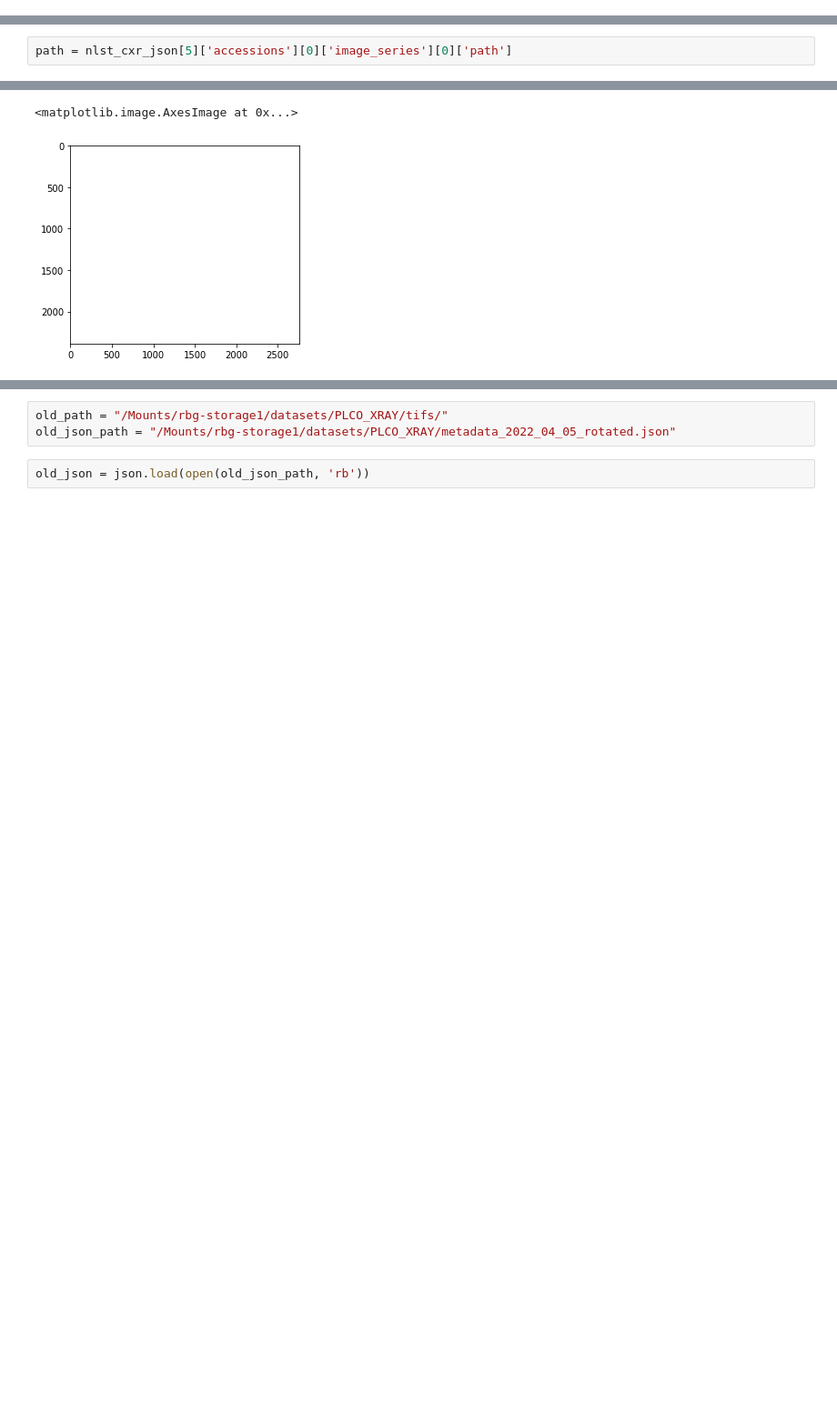
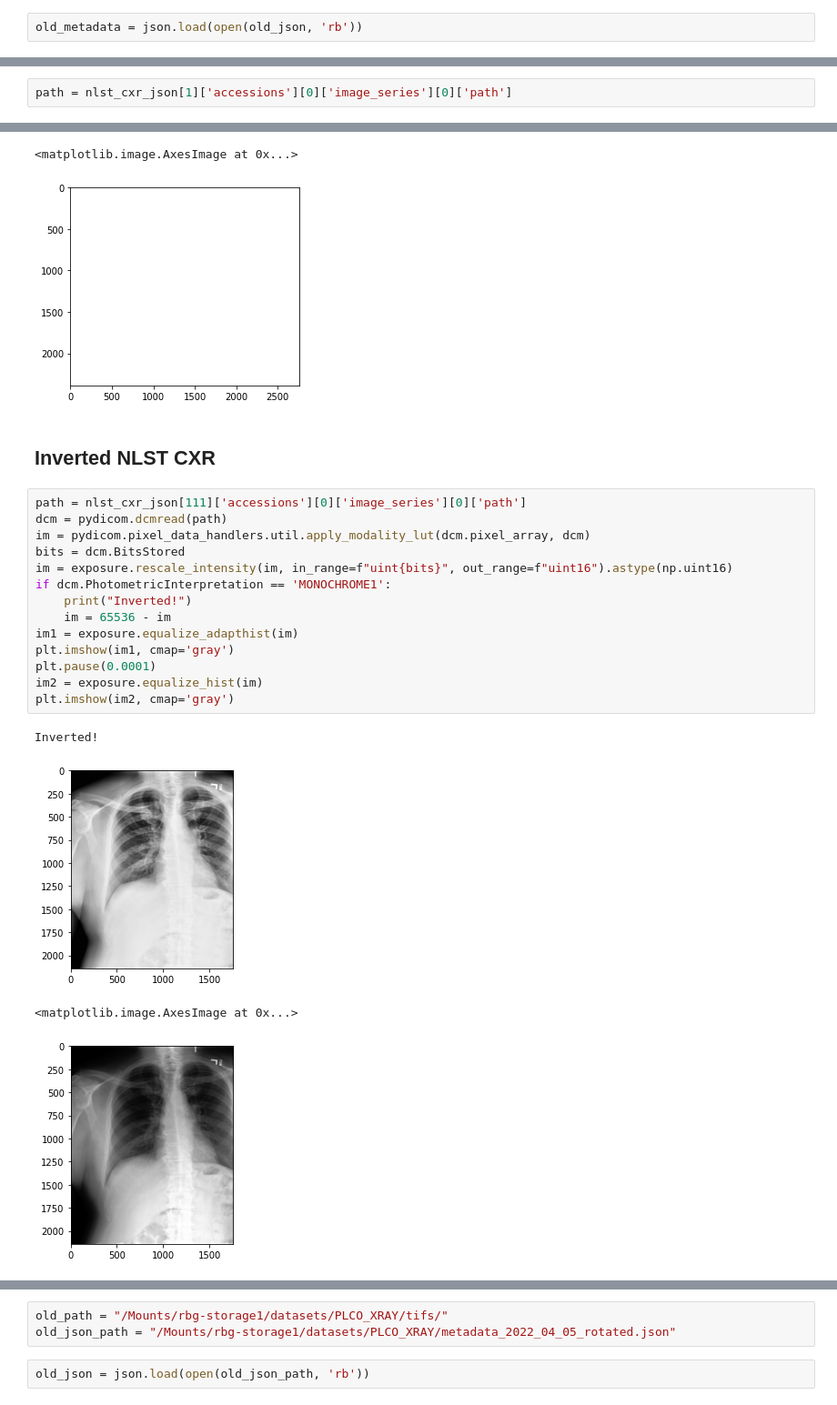
Before and after one commit to pgmikhael/SybilX, a Jupyter notebook: notebooks/updated_plco_eda.ipynb, the cells around one changed output, grey strips where cells are left out. Shown at 91% size. Cells and saved outputs as stored; diff of their text form; blank space fills up the shorter version.

```diff
--- a/notebooks/updated_plco_eda.ipynb
+++ b/notebooks/updated_plco_eda.ipynb
@@ -238,0 +346,2 @@ len(old_pids)
+# %%
+old_metadata = json.load(open(old_json, 'rb'))
@@ -282,7 +399,7 @@ nlst_cxr_json[0]['accessions'][0]['image_series'][0]['path']
 # %% [output]
 '/Mounts/rbg-storage1/datasets/ACRIN_XRAY/NLST/2002-01__Studies/ _216290_CR_2002-01-01_120558_CHEST_CHEST_n1__00001/1.2.392.200036.9125.4.0.251798779.2717958144.103634967.dcm'
 # %%
-path = nlst_cxr_json[5]['accessions'][0]['image_series'][0]['path']
+path = nlst_cxr_json[1]['accessions'][0]['image_series'][0]['path']
 # %%
 dcm = pydicom.dcmread(path)
 # %%
@@ -323,3 +440,24 @@ plt.imshow(arr, cmap='gray')
 # %% [output]
 <matplotlib.image.AxesImage at 0x...>
 [figure]
+# %% [markdown]
+## Inverted NLST CXR
+# %%
+path = nlst_cxr_json[111]['accessions'][0]['image_series'][0]['path']
+dcm = pydicom.dcmread(path)
+im = pydicom.pixel_data_handlers.util.apply_modality_lut(dcm.pixel_array, dcm)
+bits = dcm.BitsStored
+im = exposure.rescale_intensity(im, in_range=f"uint{bits}", out_range=f"uint16").astype(np.uint16)
+if dcm.PhotometricInterpretation == 'MONOCHROME1':
+    print("Inverted!")
+    im = 65536 - im
+im1 = exposure.equalize_adapthist(im)
+plt.imshow(im1, cmap='gray')
+plt.pause(0.0001)
+im2 = exposure.equalize_hist(im)
+plt.imshow(im2, cmap='gray')
+# %% [output]
+Inverted!
+[figure, added]
+<matplotlib.image.AxesImage at 0x...>
+[figure, added]
```
Also changed, not shown: parts of 36 cells of this notebook, 2 other files.
